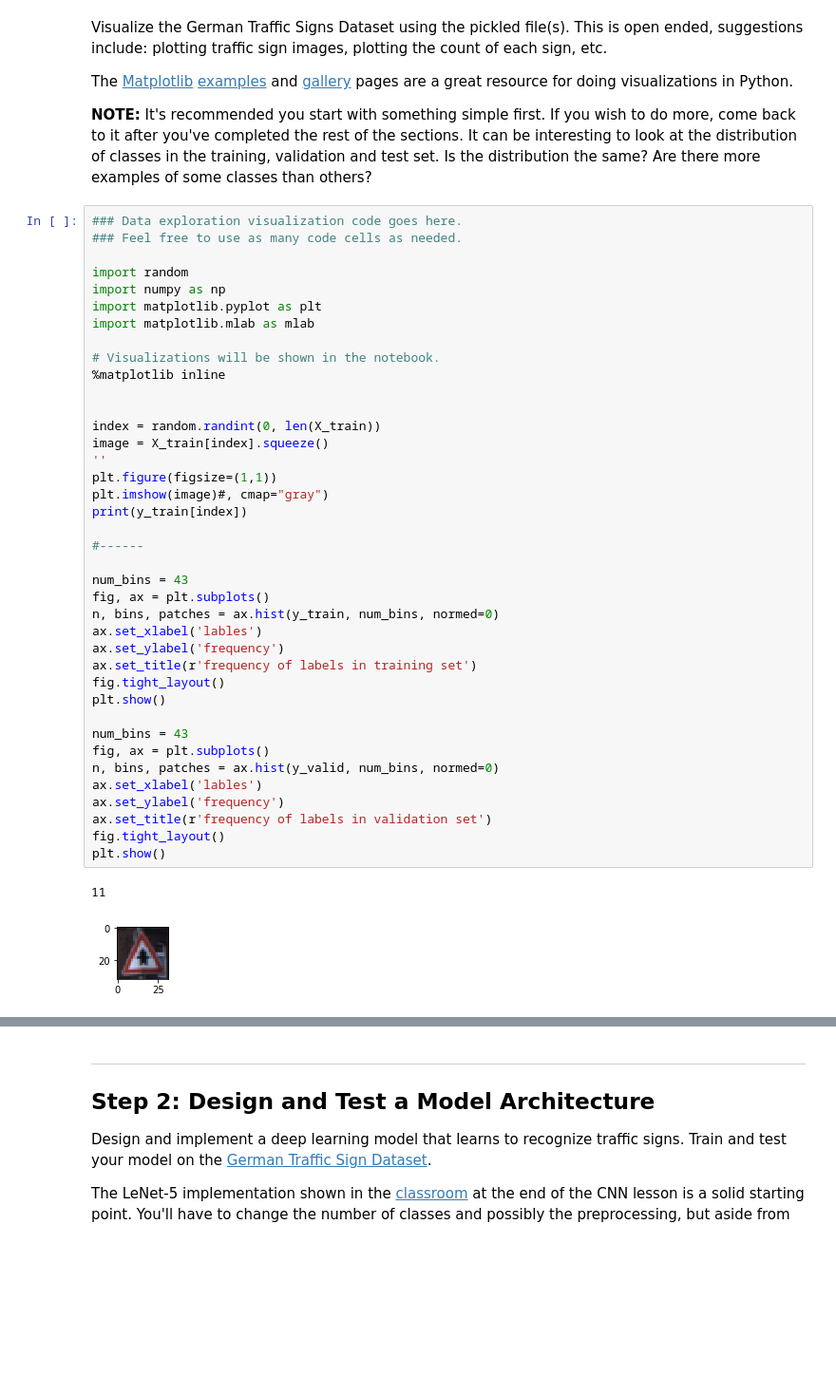
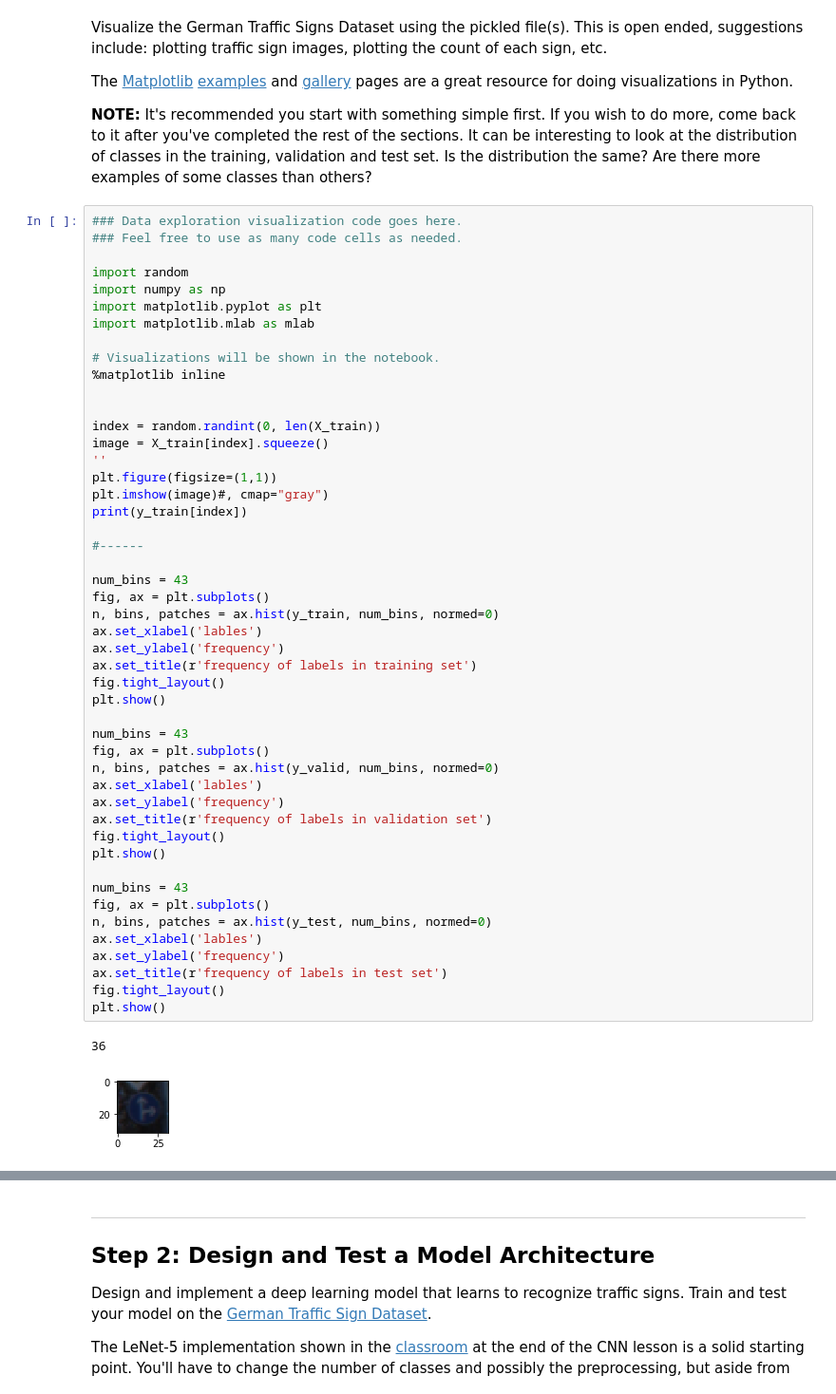
Before and after one commit to uv10000/P3, a Jupyter notebook: Traffic_Sign_Classifier.ipynb, the cells around one changed output, grey strips where cells are left out. Shown at 95% size. Cells and saved outputs as stored; diff of their text form; blank space fills up the shorter version.

```diff
--- a/Traffic_Sign_Classifier.ipynb
+++ b/Traffic_Sign_Classifier.ipynb
@@ -108,34 +108,43 @@ import matplotlib.mlab as mlab
 %matplotlib inline
 
 
 index = random.randint(0, len(X_train))
 image = X_train[index].squeeze()
 ''
 plt.figure(figsize=(1,1))
 plt.imshow(image)#, cmap="gray")
 print(y_train[index])
 
 #------
 
 num_bins = 43
 fig, ax = plt.subplots()
 n, bins, patches = ax.hist(y_train, num_bins, normed=0)
 ax.set_xlabel('lables')
 ax.set_ylabel('frequency')
 ax.set_title(r'frequency of labels in training set')
 fig.tight_layout()
 plt.show()
 
 num_bins = 43
 fig, ax = plt.subplots()
 n, bins, patches = ax.hist(y_valid, num_bins, normed=0)
 ax.set_xlabel('lables')
 ax.set_ylabel('frequency')
 ax.set_title(r'frequency of labels in validation set')
 fig.tight_layout()
 plt.show()
+
+num_bins = 43
+fig, ax = plt.subplots()
+n, bins, patches = ax.hist(y_test, num_bins, normed=0)
+ax.set_xlabel('lables')
+ax.set_ylabel('frequency')
+ax.set_title(r'frequency of labels in test set')
+fig.tight_layout()
+plt.show()
 # %% [output]
-11
+36
-[figure, old version]
+[figure, new version]
 [figure]
 [figure]
```
Also changed, not shown: parts of 14 cells of this notebook, 10 other files.
